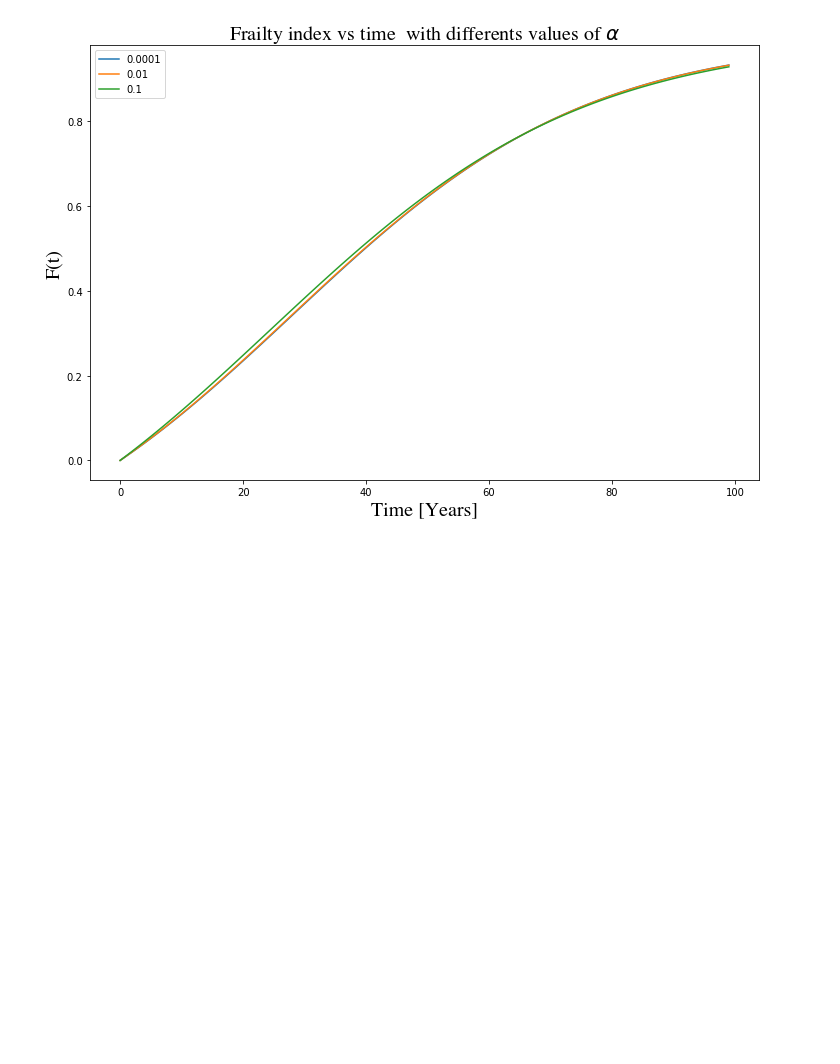
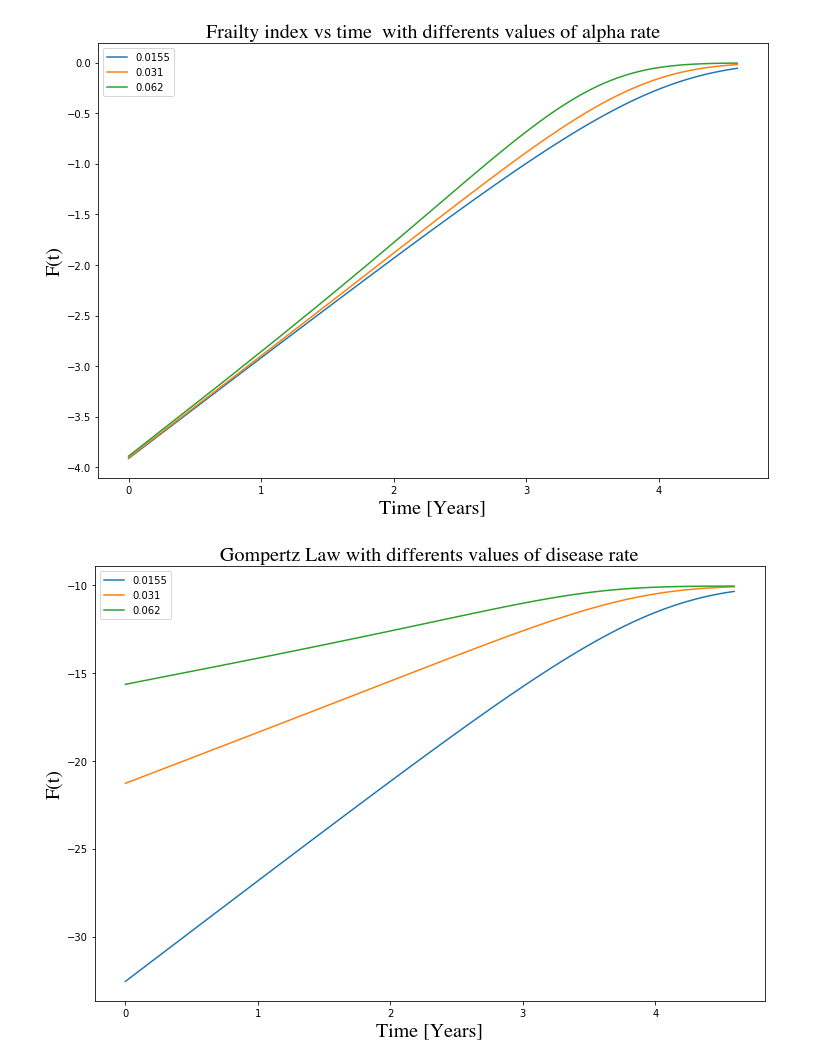
Before and after one commit to Rafther0112/Human_Aging_Research, a Jupyter notebook: comparison_plot.ipynb, the cells around one changed output. Cells and saved outputs as stored; diff of their text form; code cells hidden in the pictures; blank space fills up the shorter version.

```diff
--- a/comparison_plot.ipynb
+++ b/comparison_plot.ipynb
@@ -44,14 +149,34 @@ for d in range_disease_rate:
+# %%
+alpha_damage_range = [0.031*0.5, 0.031*1, 0.031*2]
+coupling_factor_range = [0.089*0.25, 0.089*0.5, 0.089*0.75, 0.089*1, 0.089*1.25, 0.089*1.5, 0.089*1.75, 0.089*2]
+mortality_rate_range = [4.3*(10**(-5)), 4.3*(10**(-4)), 4.3*(10**(-3)), 4.3*(10**(-2)), 4.3*(10**(-1))]
+disease_rate_range = [0.001, 0.005, 0.01, 0.02, 0.05, 0.1, 0.5]
+# %%
+X_data_alpha, temporal_data_alpha, gompertz_data_alpha = funcion_variacional(0,alpha_damage_range)
+X_data_coupling, temporal_data_coupling, gompertz_data_coupling = funcion_variacional(1,coupling_factor_range)
+X_data_mortality, temporal_data_mortality, gompertz_data_mortality = funcion_variacional(2,mortality_rate_range)
+X_data_disease, temporal_data_disease, gompertz_data_disease = funcion_variacional(3,disease_rate_range)
 # %%
 plt.figure(figsize=(12,8))
-for i in range(len(range_disease_rate)):
-    plt.plot(temporal_points[i], x_points[i], label = f"{round(range_disease_rate[i],4)}")
-#plt.plot(temporal_points[5], x_points[5], "*", color = "red", label = "Initial_value")
+for i in range(len(X_data_alpha[0:17])):
+    plt.plot(np.log(temporal_data_alpha[i]), np.log(X_data_alpha[i]), label = f"{round(alpha_damage_range[i],4)}")
 hfont = {'fontname':'Times'}
-plt.title(r"Frailty index vs time  with differents values of $\alpha$", fontsize = 20, **hfont)
+plt.title(r"Frailty index vs time  with differents values of alpha rate", fontsize = 20, **hfont)
 plt.xlabel("Time [Years]", fontsize = 20, **hfont)
 plt.ylabel("F(t)", fontsize = 20, **hfont)
 plt.legend()
-#plt.savefig("FI_alpha_modification.jpg", dpi = 500)
 plt.show()
+
+plt.figure(figsize=(12,8))
+for i in range(len(X_data_alpha[0:17])):
+
+    plt.plot(np.log(temporal_data_alpha[i]), np.log(gompertz_data_alpha[i]), label = f"{round(alpha_damage_range[i],4)}")
+hfont = {'fontname':'Times'}
+plt.title(r"Gompertz Law with differents values of disease rate", fontsize = 20, **hfont)
+plt.xlabel("Time [Years]", fontsize = 20, **hfont)
+plt.ylabel("F(t)", fontsize = 20, **hfont)
+plt.legend()
+plt.show()
 # %% [output]
-[figure, old version]
+[figure, new version]
+[figure, added]
```
Also changed, not shown: parts of 14 cells of this notebook, 1 other file.
